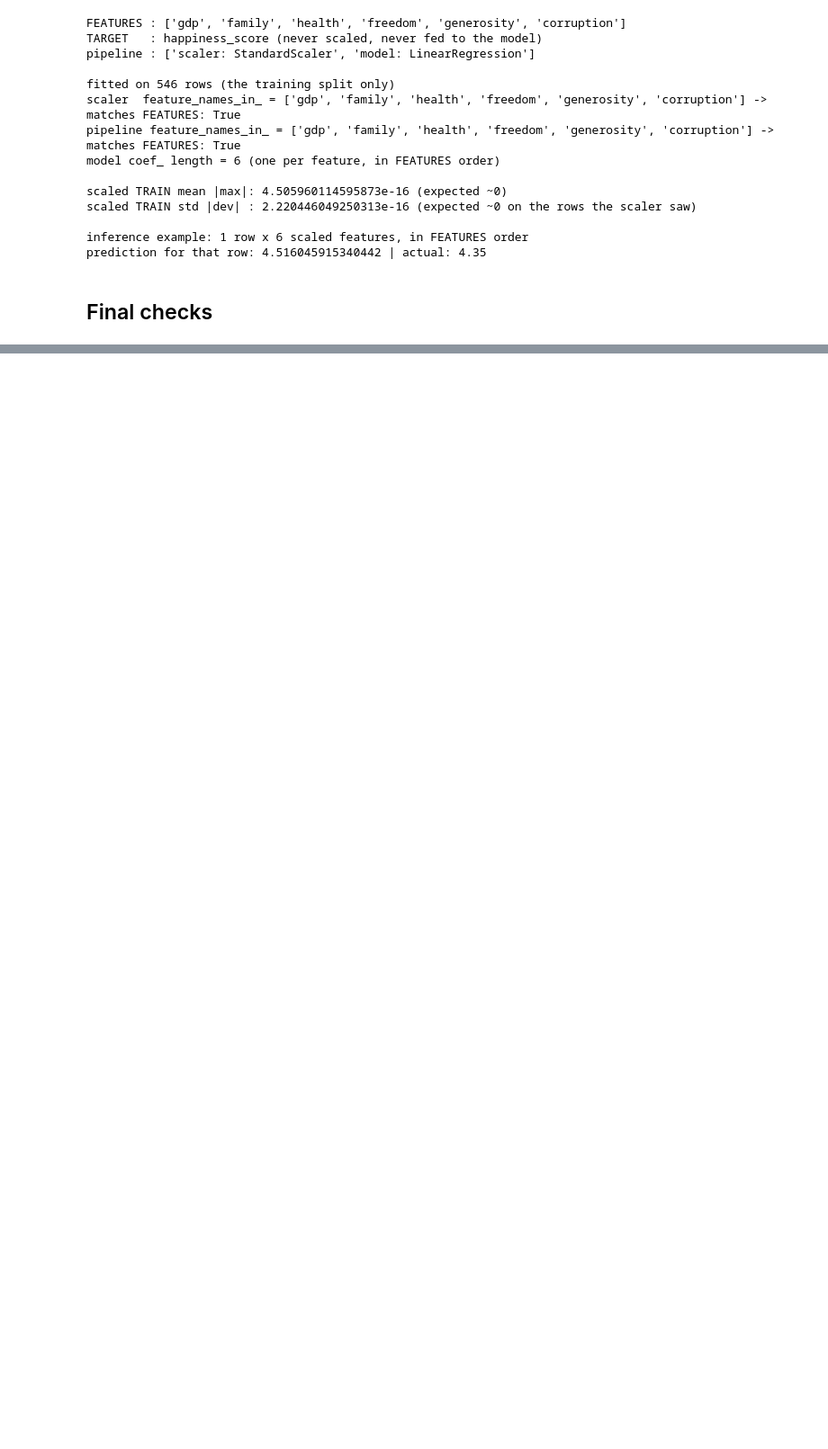
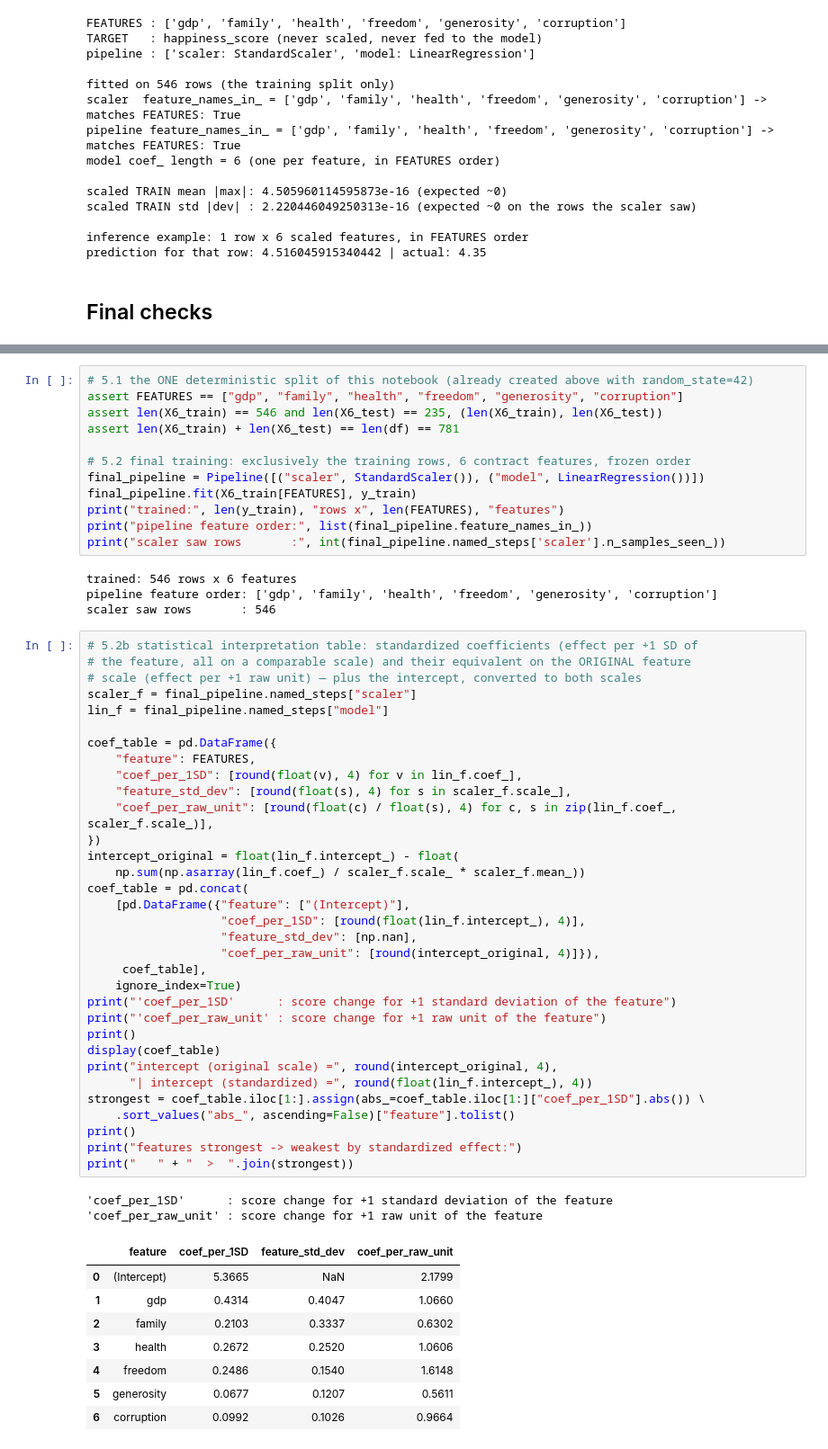
Before and after one commit to Juanseto2903/Streaming-ETL-with-Apache-Kafka-and-Machine-Learning, a Jupyter notebook: notebooks/model_training.ipynb, the cells around one changed output, grey strips where cells are left out. Shown at 90% size. Saved outputs shown, nothing was run; the diff lists cells and outputs as text; blank space fills up the shorter version.

```diff
--- a/notebooks/model_training.ipynb
+++ b/notebooks/model_training.ipynb
@@ -363,0 +382,60 @@ Random-Forest comparison, full evaluation (MAE / RMSE / R²), then the artifacts
+# %%
+# 5.1 the ONE deterministic split of this notebook (already created above with random_state=42)
+assert FEATURES == ["gdp", "family", "health", "freedom", "generosity", "corruption"]
+assert len(X6_train) == 546 and len(X6_test) == 235, (len(X6_train), len(X6_test))
+assert len(X6_train) + len(X6_test) == len(df) == 781
+
+# 5.2 final training: exclusively the training rows, 6 contract features, frozen order
+final_pipeline = Pipeline([("scaler", StandardScaler()), ("model", LinearRegression())])
+final_pipeline.fit(X6_train[FEATURES], y_train)
+print("trained:", len(y_train), "rows x", len(FEATURES), "features")
+print("pipeline feature order:", list(final_pipeline.feature_names_in_))
+print("scaler saw rows       :", int(final_pipeline.named_steps['scaler'].n_samples_seen_))
+# %% [output]
+trained: 546 rows x 6 features
+pipeline feature order: ['gdp', 'family', 'health', 'freedom', 'generosity', 'corruption']
+scaler saw rows       : 546
+# %%
+# 5.2b statistical interpretation table: standardized coefficients (effect per +1 SD of
+# the feature, all on a comparable scale) and their equivalent on the ORIGINAL feature
+# scale (effect per +1 raw unit) — plus the intercept, converted to both scales
+scaler_f = final_pipeline.named_steps["scaler"]
+lin_f = final_pipeline.named_steps["model"]
+
+coef_table = pd.DataFrame({
+    "feature": FEATURES,
+    "coef_per_1SD": [round(float(v), 4) for v in lin_f.coef_],
+    "feature_std_dev": [round(float(s), 4) for s in scaler_f.scale_],
+    "coef_per_raw_unit": [round(float(c) / float(s), 4) for c, s in zip(lin_f.coef_, scaler_f.scale_)],
+})
+intercept_original = float(lin_f.intercept_) - float(
+    np.sum(np.asarray(lin_f.coef_) / scaler_f.scale_ * scaler_f.mean_))
+coef_table = pd.concat(
+    [pd.DataFrame({"feature": ["(Intercept)"],
+                   "coef_per_1SD": [round(float(lin_f.intercept_), 4)],
+                   "feature_std_dev": [np.nan],
+                   "coef_per_raw_unit": [round(intercept_original, 4)]}),
+     coef_table],
+    ignore_index=True)
+print("'coef_per_1SD'      : score change for +1 standard deviation of the feature")
+print("'coef_per_raw_unit' : score change for +1 raw unit of the feature")
+print()
+display(coef_table)
+print("intercept (original scale) =", round(intercept_original, 4),
+      "| intercept (standardized) =", round(float(lin_f.intercept_), 4))
+strongest = coef_table.iloc[1:].assign(abs_=coef_table.iloc[1:]["coef_per_1SD"].abs()) \
+    .sort_values("abs_", ascending=False)["feature"].tolist()
+print()
+print("features strongest -> weakest by standardized effect:")
+print("   " + "  >  ".join(strongest))
+# %% [output]
+'coef_per_1SD'      : score change for +1 standard deviation of the feature
+'coef_per_raw_unit' : score change for +1 raw unit of the feature
+|  | feature | coef_per_1SD | feature_std_dev | coef_per_raw_unit |
+| 0 | (Intercept) | 5.3665 | NaN | 2.1799 |
+| 1 | gdp | 0.4314 | 0.4047 | 1.0660 |
+| 2 | family | 0.2103 | 0.3337 | 0.6302 |
+| 3 | health | 0.2672 | 0.2520 | 1.0606 |
+| 4 | freedom | 0.2486 | 0.1540 | 1.6148 |
+| 5 | generosity | 0.0677 | 0.1207 | 0.5611 |
+| 6 | corruption | 0.0992 | 0.1026 | 0.9664 |
```
Also changed, not shown: parts of 11 cells of this notebook, 2 other files.
